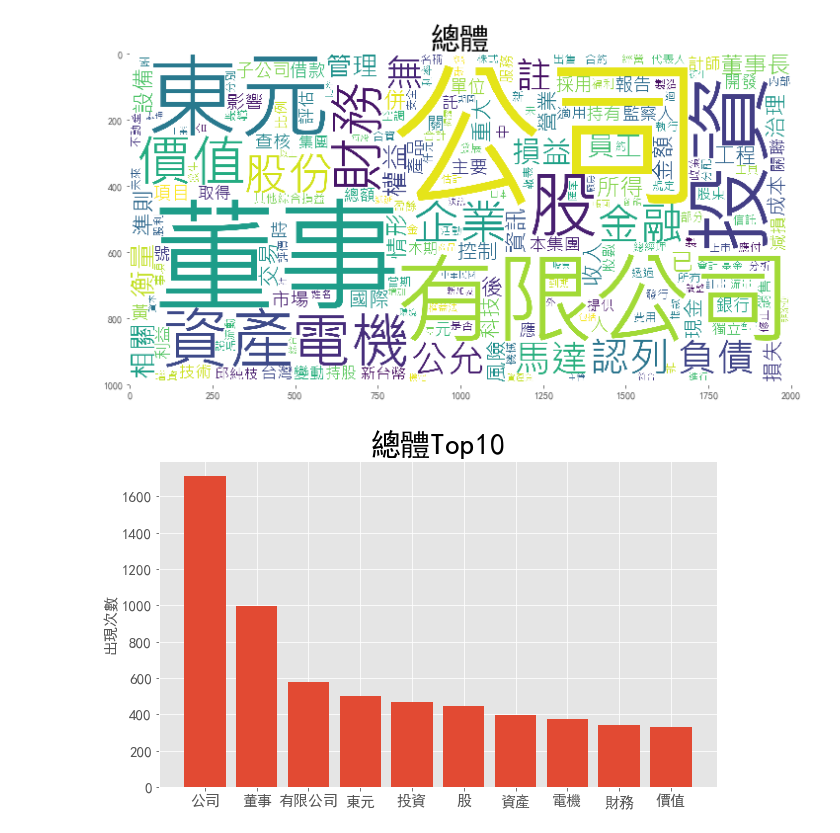
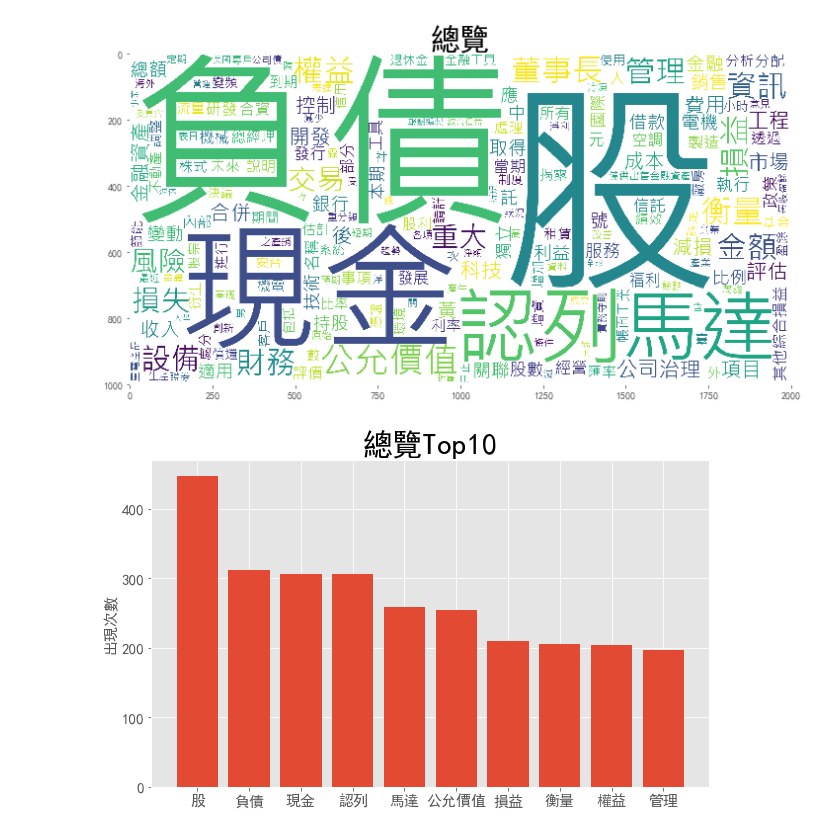
Before and after one commit to chloe8599/NTU-CSX-Project, a Jupyter notebook: week4/week4_hw_test.ipynb, the cells around one changed output. Cells and saved outputs as stored; diff of their text form; code cells hidden in the pictures.

```diff
--- a/week4/week4_hw_test.ipynb
+++ b/week4/week4_hw_test.ipynb
@@ -8,10 +8,3 @@ def is_chinese(uchar):
         return True
     else:
         return False
-# %%
-ProperN=["衍生性商品","活絡市場","放款及應收款","以公平價值衡量且公平價值變動認列為損益之金融資產或金融負債","持有至到期日之投資","備供出售之金融資產",
-         "金融資產或金融負債之攤銷後成本","利息法","交易成本","確定承諾","預期交易","避險工具","被避險項目","避險有效性","慣例交易","貨幣性資產或負債"
-        ,"非貨幣性資產或負債","國外營運機構淨投資","或有負債","不動產廠房及設備","馬達","其他綜合損益","無形資產","製造","信託","董事長","新臺幣",
-        "新能效","員工"]
-for w in ProperN:
-    jieba.add_word(w)
@@ -22,0 +11,6 @@ Prefix dict has been built succesfully.
+# %%
+with open('ProperN.txt', 'rt',encoding="utf-8") as txt:
+    ProperN= txt.read()
+ProperN = ProperN.split("\n")
+for w in ProperN:
+    jieba.add_word(w)
@@ -111,5 +110,5 @@ makewordcloud(8,Title[7])
 # %%
-makewordcloud(0,"總體")
+makewordcloud(0,"總覽")
 # %% [output]
-[figure, old version]
+[figure, new version]
-[figure, old version]
+[figure, new version]
```
Also changed, not shown: parts of 10 cells of this notebook.
